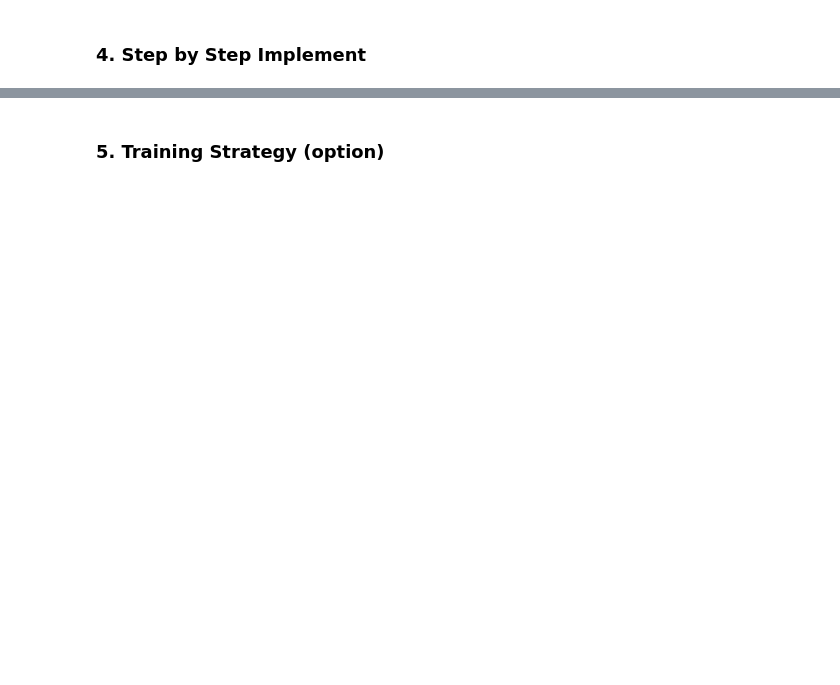
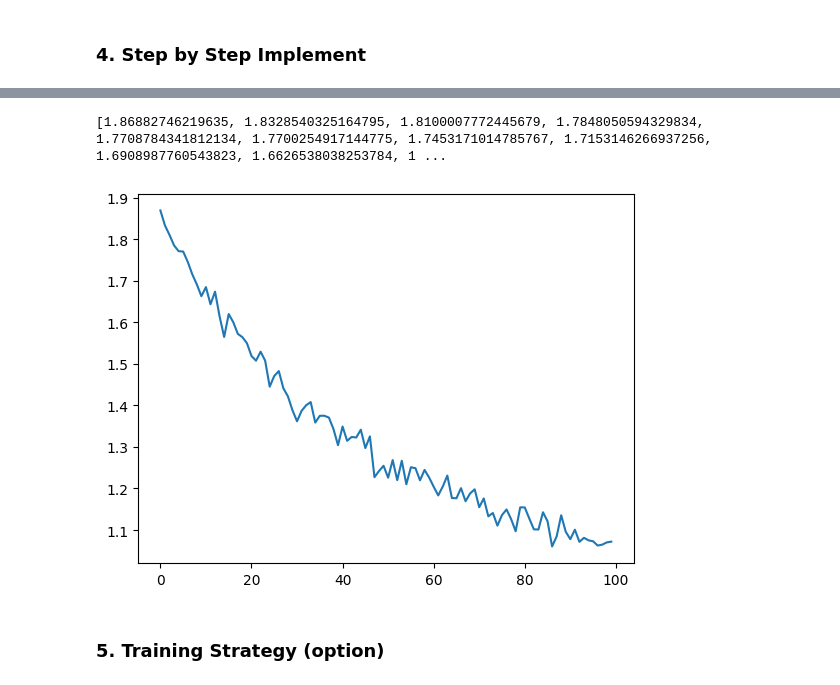
Before and after one commit to ngnhthuong/AIO_BASE, a Jupyter notebook: MultilayerPerceptron/multilayer_perceptron.ipynb, the cells around one changed output, grey strips where cells are left out. Drawn from its saved outputs; the diff is of its cells as text; code cells hidden in the pictures; blank space fills up the shorter version.

```diff
--- a/MultilayerPerceptron/multilayer_perceptron.ipynb
+++ b/MultilayerPerceptron/multilayer_perceptron.ipynb
@@ -134,0 +175,4 @@ Batch index 58 -- torch.Size([608, 1, 28, 28]) -- torch.Size([608])
+# %%
+input_tensor = torch.rand(5,1,28,28).to(device)
+# %%
+output = model(input_tensor)
@@ -135,2 +192,26 @@ Batch index 58 -- torch.Size([608, 1, 28, 28]) -- torch.Size([608])
 # %% [markdown]
 ### 4. Step by Step Implement
+# %%
+model = nn.Sequential(nn.Flatten(), nn.Linear(784, 10))
+model = model.to(device)
+criterion = nn.CrossEntropyLoss()
+optimizer = optim.SGD(model.parameters(), lr=0.01)
+# %%
+max_epoch = 400
+loss_arr = []
+for epoch in range(max_epoch):
+    correct = 0
+    for i, (input, labels) in enumerate(dataloader, 0):
+        input, labels = input.to(device), labels.to(device)
+
+        optimizer.zero_grad()
+
+        output = model(input)
+        loss = criterion(output, labels)
+
+        _, predicted = torch.max(output.data, 1)
+        correct += (predicted == labels).sum().item()
+        loss.backward()
+        optimizer.step()
+    loss_arr.append(loss.item())
+    print(f'epochs {epoch}: loss - {loss}')
@@ -137,2 +236,13 @@ Batch index 58 -- torch.Size([608, 1, 28, 28]) -- torch.Size([608])
+# %%
+import matplotlib.pyplot as plt
+values = [t.item() for t in loss_arr]
+print(values)
+arr = [1, 4, 2, 7, 5, 9, 3]
+
+plt.plot(values)
+plt.show()
+# %% [output]
+[1.86882746219635, 1.8328540325164795, 1.8100007772445679, 1.7848050594329834, 1.7708784341812134, 1.7700254917144775, 1.7453171014785767, 1.7153146266937256, 1.6908987760543823, 1.6626538038253784, 1 ...
+[figure, added]
 # %% [markdown]
 ### 5. Training Strategy (option)
```
Also changed, not shown: parts of 12 cells of this notebook, 5 other files.
